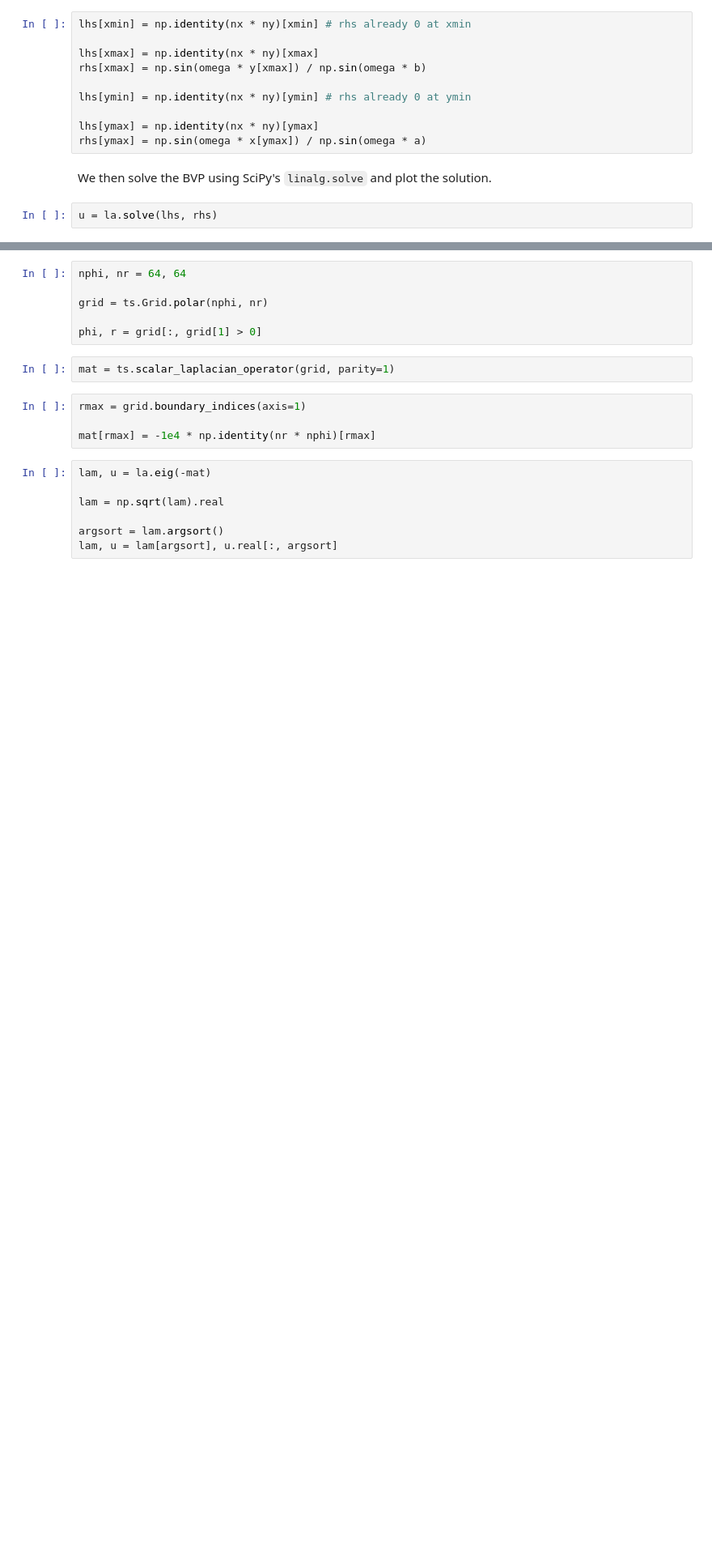
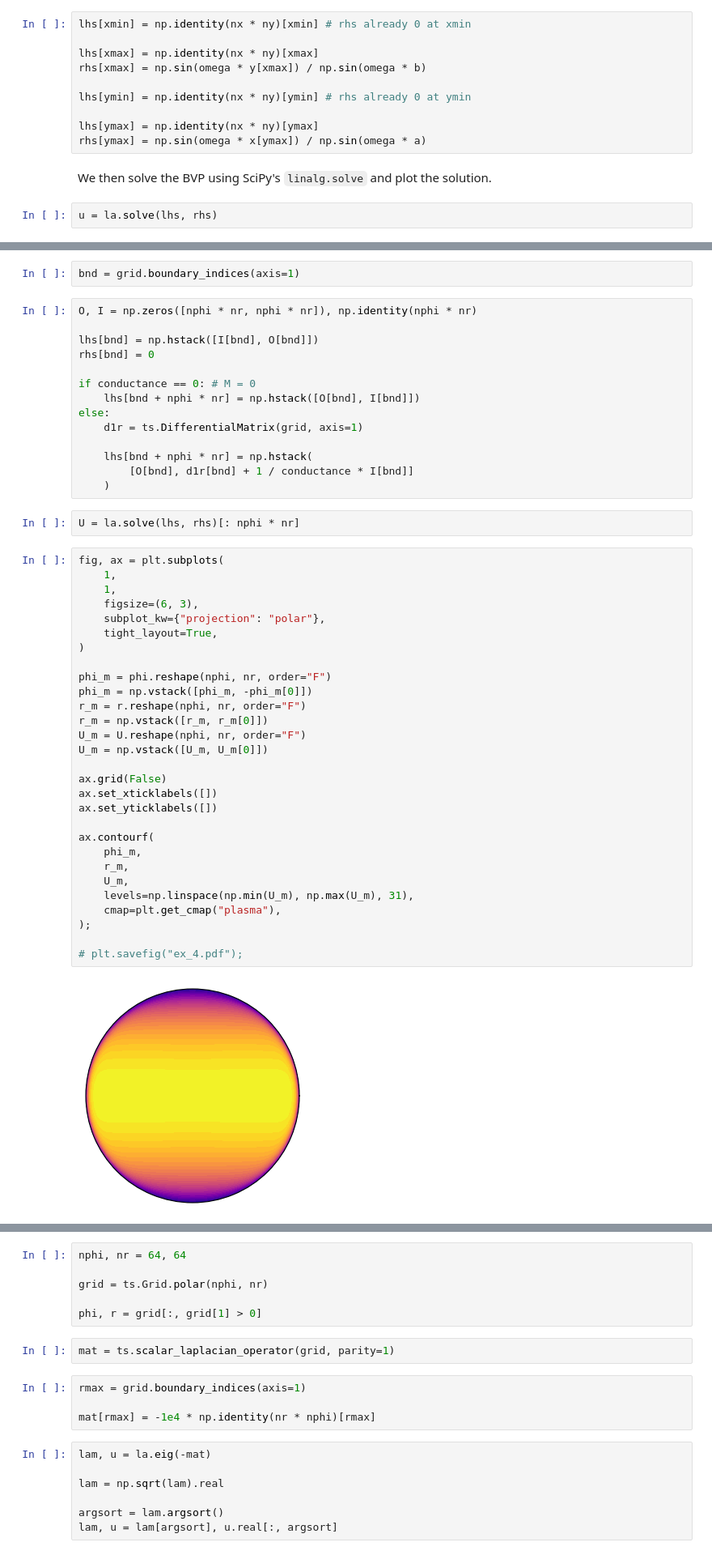
Before and after one commit to YelyzavetaV/trispectral, a Jupyter notebook: tutorials/bvp_and_evp.ipynb, the cells around one changed output, grey strips where cells are left out. Shown at 81% size. Cells and saved outputs as stored; diff of their text form; blank space fills up the shorter version.

```diff
--- a/tutorials/bvp_and_evp.ipynb
+++ b/tutorials/bvp_and_evp.ipynb
@@ -136,0 +172,49 @@ ax.set_yticks(np.arange(0, b + 1, 1));
+# %%
+bnd = grid.boundary_indices(axis=1)
+# %%
+O, I = np.zeros([nphi * nr, nphi * nr]), np.identity(nphi * nr)
+
+lhs[bnd] = np.hstack([I[bnd], O[bnd]])
+rhs[bnd] = 0
+
+if conductance == 0: # M = 0
+    lhs[bnd + nphi * nr] = np.hstack([O[bnd], I[bnd]])
+else:
+    d1r = ts.DifferentialMatrix(grid, axis=1)
+
+    lhs[bnd + nphi * nr] = np.hstack(
+        [O[bnd], d1r[bnd] + 1 / conductance * I[bnd]]
+    )
+# %%
+U = la.solve(lhs, rhs)[: nphi * nr]
+# %%
+fig, ax = plt.subplots(
+    1,
+    1,
+    figsize=(6, 3),
+    subplot_kw={"projection": "polar"},
+    tight_layout=True,
+)
+
+phi_m = phi.reshape(nphi, nr, order="F")
+phi_m = np.vstack([phi_m, -phi_m[0]])
+r_m = r.reshape(nphi, nr, order="F")
+r_m = np.vstack([r_m, r_m[0]])
+U_m = U.reshape(nphi, nr, order="F")
+U_m = np.vstack([U_m, U_m[0]])
+
+ax.grid(False)
+ax.set_xticklabels([])
+ax.set_yticklabels([])
+
+ax.contourf(
+    phi_m,
+    r_m,
+    U_m,
+    levels=np.linspace(np.min(U_m), np.max(U_m), 31),
+    cmap=plt.get_cmap("plasma"),
+);
+
+# plt.savefig("ex_4.pdf");
+# %% [output]
+[figure, added]
```
Also changed, not shown: parts of 13 cells of this notebook, 3 other files.
